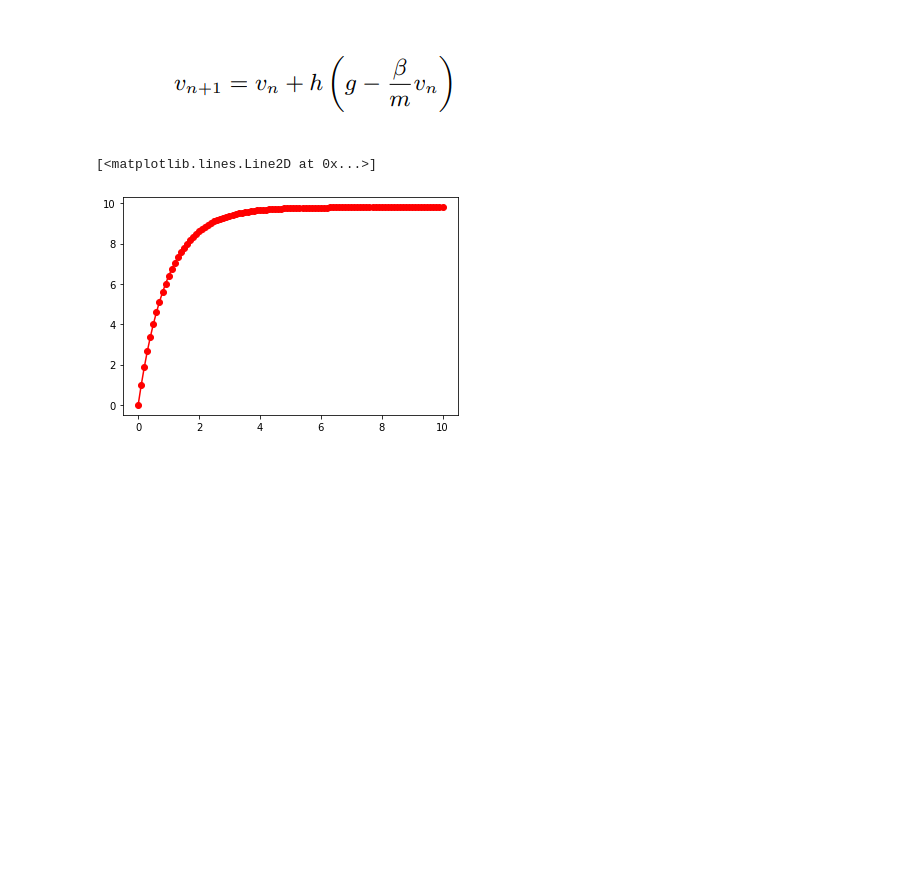
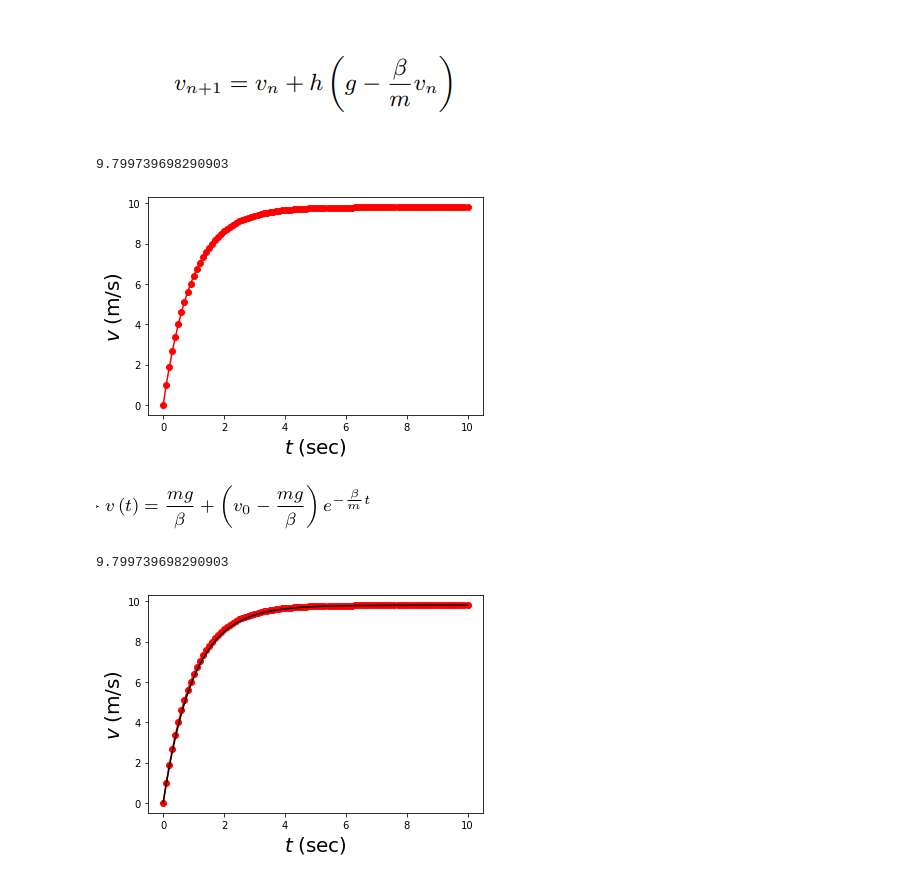
Before and after one commit to icmm-ntu/2023-Fall, a Jupyter notebook: Exercises.ipynb, the cells around one changed output. Saved outputs shown, nothing was run; the diff lists cells and outputs as text; code cells hidden in the pictures; blank space fills up the shorter version.

```diff
--- a/Exercises.ipynb
+++ b/Exercises.ipynb
@@ -154,8 +154,22 @@ for n in range(100):
 #print (v_arr)
 
 t_arr = np.linspace(0,10.,101)
-
-plt.plot(t_arr,v_arr,'ro-')
 # %% [output]
-[<matplotlib.lines.Line2D at 0x...>]
+9.799739698290903
-[figure, old version]
+[figure, new version]
+# %% [markdown]
+![image-2.png](attachment:image-2.png)
+# %%
+v_analytic = m *g/beta + (v_0 - m*g/beta) *np.exp(-beta/m * t_arr)
+
+
+plt.plot(t_arr,v_arr,'ro-')
+
+plt.plot(t_arr,v_analytic,'k-')
+plt.xlabel(r'$t\;(\rm sec)$',fontsize = 20)
+plt.ylabel(r'$v\;(\rm m/s)$', fontsize = 20)
+
+print (v_arr[-1])
+# %% [output]
+9.799739698290903
+[figure, added]
```
